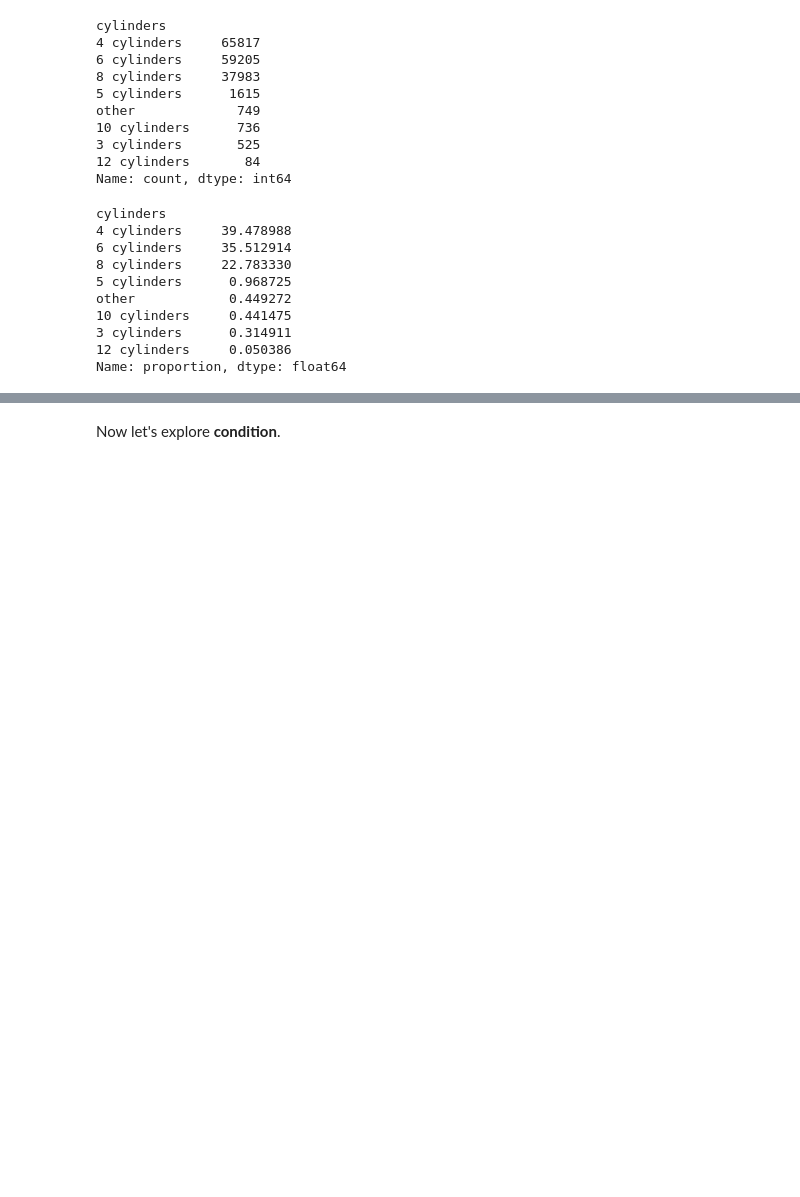
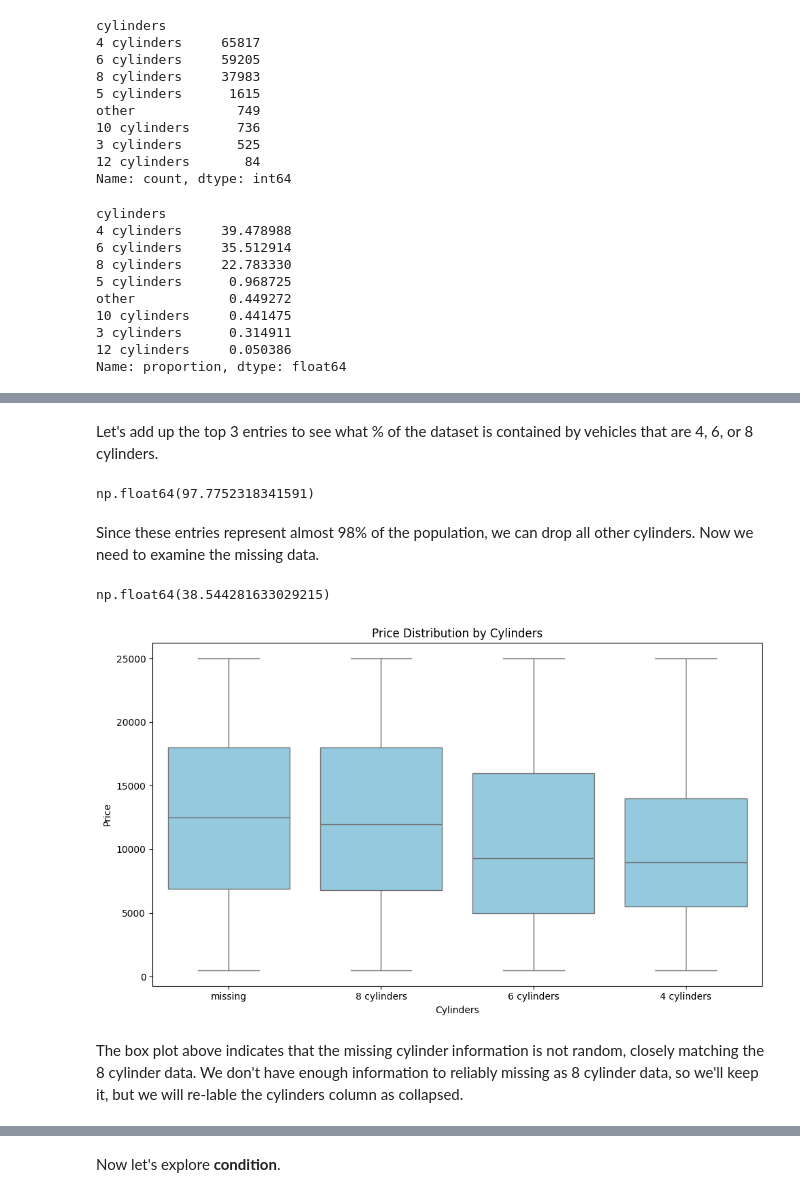
Before and after one commit to jeffreylgoode/what-drives-car-prices, a Jupyter notebook: notebooks/car_price_analysis.ipynb, the cells around one changed output, grey strips where cells are left out. Drawn from its saved outputs; the diff is of its cells as text; code cells hidden in the pictures; blank space fills up the shorter version.

```diff
--- a/notebooks/car_price_analysis.ipynb
+++ b/notebooks/car_price_analysis.ipynb
@@ -349,0 +409,20 @@ From the mean price print out, while 10 and 12 cylinder vehicles command a high
+# %% [markdown]
+Let's add up the top 3 entries to see what % of the dataset is contained by vehicles that are 4, 6, or 8 cylinders.
+# %%
+pct_top3 = (
+    df_clean2["cylinders"]
+    .value_counts(normalize=True)
+    .sort_values(ascending=False)
+    .head(3)
+    .sum() * 100
+)
+
+pct_top3
+# %% [output]
+np.float64(97.7752318341591)
+# %% [markdown]
+Since these entries represent almost 98% of the population, we can drop all other cylinders.   Now we need to examine the missing data.
+# %%
+df_clean2["cylinders"].isna().mean() * 100
+# %% [output]
+np.float64(38.544281633029215)
@@ -349,0 +436,19 @@ From the mean price print out, while 10 and 12 cylinder vehicles command a high
+# %%
+plt.figure(figsize=(10, 6))
+
+sns.boxplot(
+    data=df_clean2,
+    x="cylinders",
+    y="price",
+    color="skyblue"
+)
+
+plt.title("Price Distribution by Cylinders")
+plt.xlabel("Cylinders")
+plt.ylabel("Price")
+plt.tight_layout()
+plt.show()
+# %% [output]
+[figure, added]
+# %% [markdown]
+The box plot above indicates that the missing cylinder information is not random, closely matching the 8 cylinder data.   We don't have enough information to reliably missing as 8 cylinder data, so we'll keep it, but we will re-lable the cylinders column as collapsed.
```
Also changed, not shown: parts of 43 cells of this notebook.
